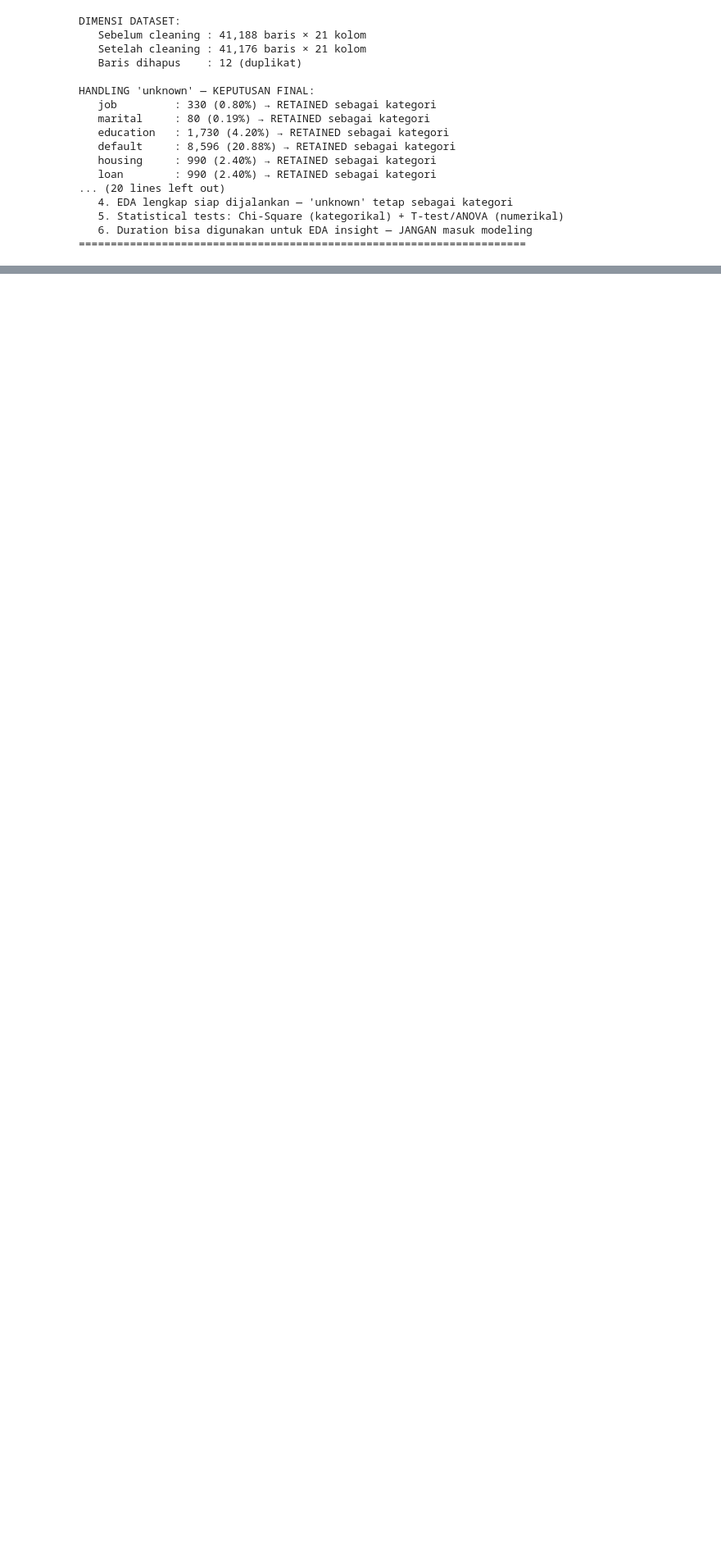
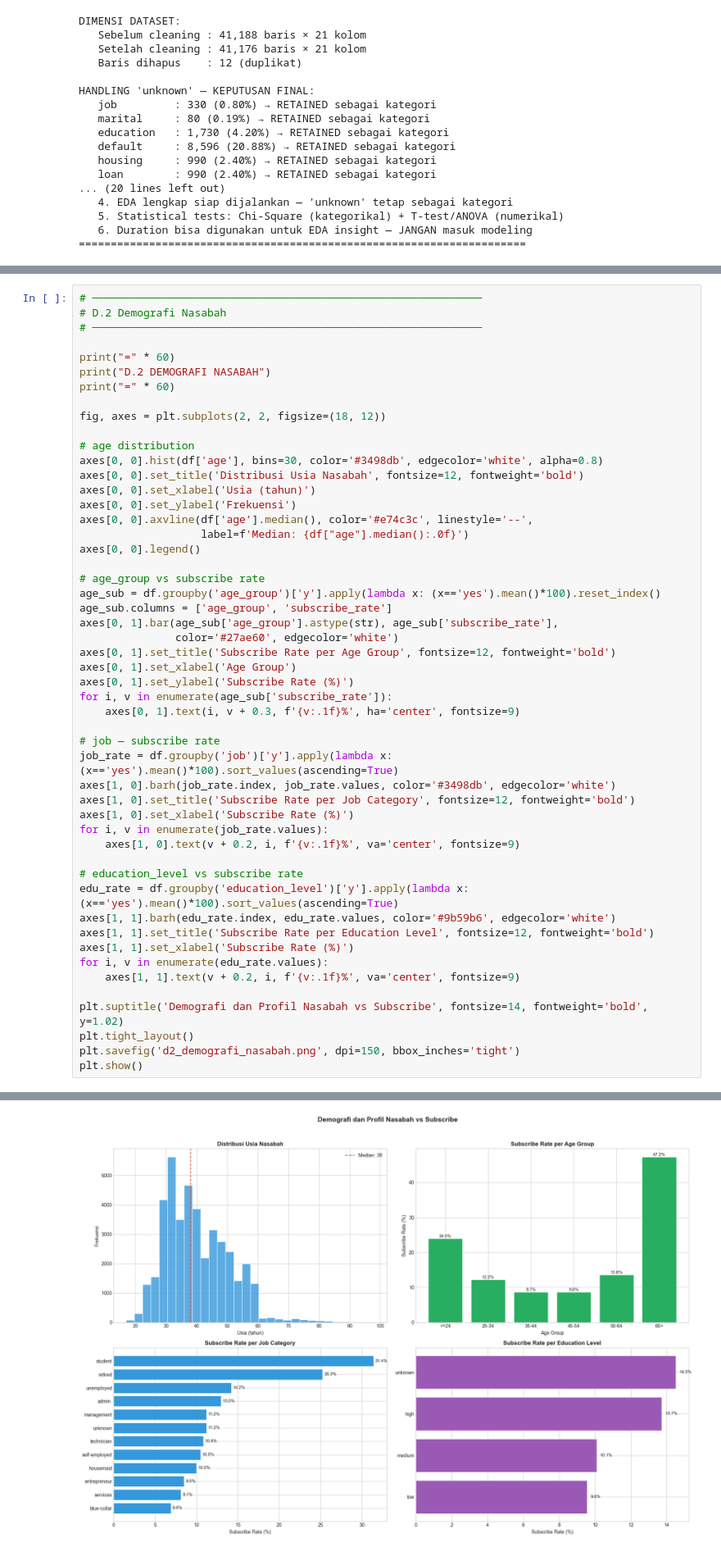
Before and after one commit to ravasrgh/bank-marketing-campaign-predictive-analytics, a Jupyter notebook: BSM_Bank_Marketing_FinalProject.ipynb, the cells around one changed output, grey strips where cells are left out. Shown at 82% size. Cells and saved outputs as stored; diff of their text form; blank space fills up the shorter version.

```diff
--- a/BSM_Bank_Marketing_FinalProject.ipynb
+++ b/BSM_Bank_Marketing_FinalProject.ipynb
@@ -1347,0 +1545,52 @@ HANDLING 'unknown' — KEPUTUSAN FINAL:
+# %%
+# ─────────────────────────────────────────────────────────────
+# D.2 Demografi Nasabah
+# ─────────────────────────────────────────────────────────────
+
+print("=" * 60)
+print("D.2 DEMOGRAFI NASABAH")
+print("=" * 60)
+
+fig, axes = plt.subplots(2, 2, figsize=(18, 12))
+
+# age distribution
+axes[0, 0].hist(df['age'], bins=30, color='#3498db', edgecolor='white', alpha=0.8)
+axes[0, 0].set_title('Distribusi Usia Nasabah', fontsize=12, fontweight='bold')
+axes[0, 0].set_xlabel('Usia (tahun)')
+axes[0, 0].set_ylabel('Frekuensi')
+axes[0, 0].axvline(df['age'].median(), color='#e74c3c', linestyle='--',
+                   label=f'Median: {df["age"].median():.0f}')
+axes[0, 0].legend()
+
+# age_group vs subscribe rate
+age_sub = df.groupby('age_group')['y'].apply(lambda x: (x=='yes').mean()*100).reset_index()
+age_sub.columns = ['age_group', 'subscribe_rate']
+axes[0, 1].bar(age_sub['age_group'].astype(str), age_sub['subscribe_rate'],
+               color='#27ae60', edgecolor='white')
+axes[0, 1].set_title('Subscribe Rate per Age Group', fontsize=12, fontweight='bold')
+axes[0, 1].set_xlabel('Age Group')
+axes[0, 1].set_ylabel('Subscribe Rate (%)')
+for i, v in enumerate(age_sub['subscribe_rate']):
+    axes[0, 1].text(i, v + 0.3, f'{v:.1f}%', ha='center', fontsize=9)
+
+# job — subscribe rate
+job_rate = df.groupby('job')['y'].apply(lambda x: (x=='yes').mean()*100).sort_values(ascending=True)
+axes[1, 0].barh(job_rate.index, job_rate.values, color='#3498db', edgecolor='white')
+axes[1, 0].set_title('Subscribe Rate per Job Category', fontsize=12, fontweight='bold')
+axes[1, 0].set_xlabel('Subscribe Rate (%)')
+for i, v in enumerate(job_rate.values):
+    axes[1, 0].text(v + 0.2, i, f'{v:.1f}%', va='center', fontsize=9)
+
+# education_level vs subscribe rate
+edu_rate = df.groupby('education_level')['y'].apply(lambda x: (x=='yes').mean()*100).sort_values(ascending=True)
+axes[1, 1].barh(edu_rate.index, edu_rate.values, color='#9b59b6', edgecolor='white')
+axes[1, 1].set_title('Subscribe Rate per Education Level', fontsize=12, fontweight='bold')
+axes[1, 1].set_xlabel('Subscribe Rate (%)')
+for i, v in enumerate(edu_rate.values):
+    axes[1, 1].text(v + 0.2, i, f'{v:.1f}%', va='center', fontsize=9)
+
+plt.suptitle('Demografi dan Profil Nasabah vs Subscribe', fontsize=14, fontweight='bold', y=1.02)
+plt.tight_layout()
+plt.savefig('d2_demografi_nasabah.png', dpi=150, bbox_inches='tight')
+plt.show()
+# %% [output]
@@ -1347,0 +1600 @@ HANDLING 'unknown' — KEPUTUSAN FINAL:
+[figure, added]
```
Also changed, not shown: parts of 27 cells of this notebook.
